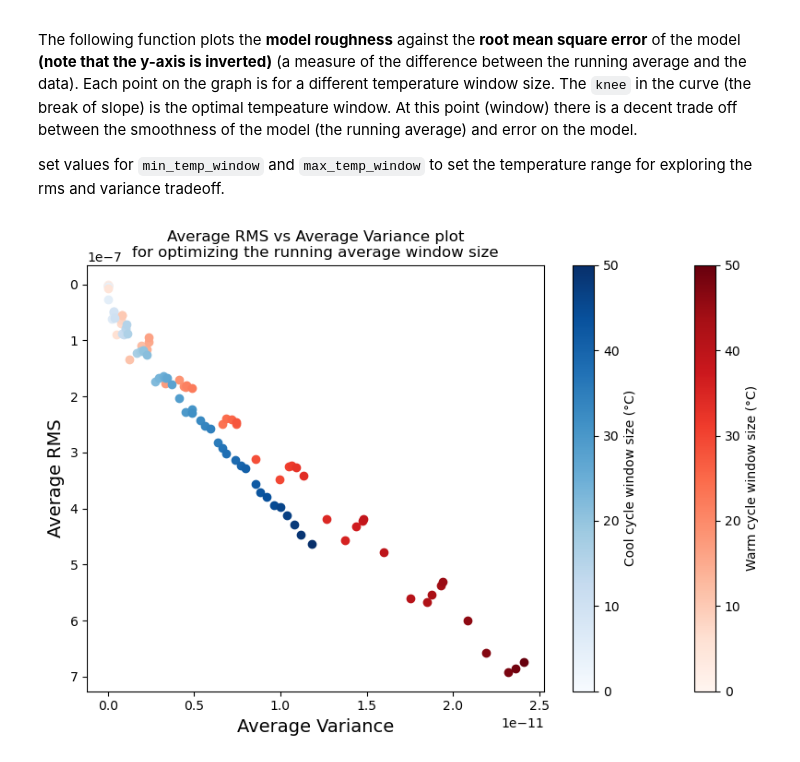
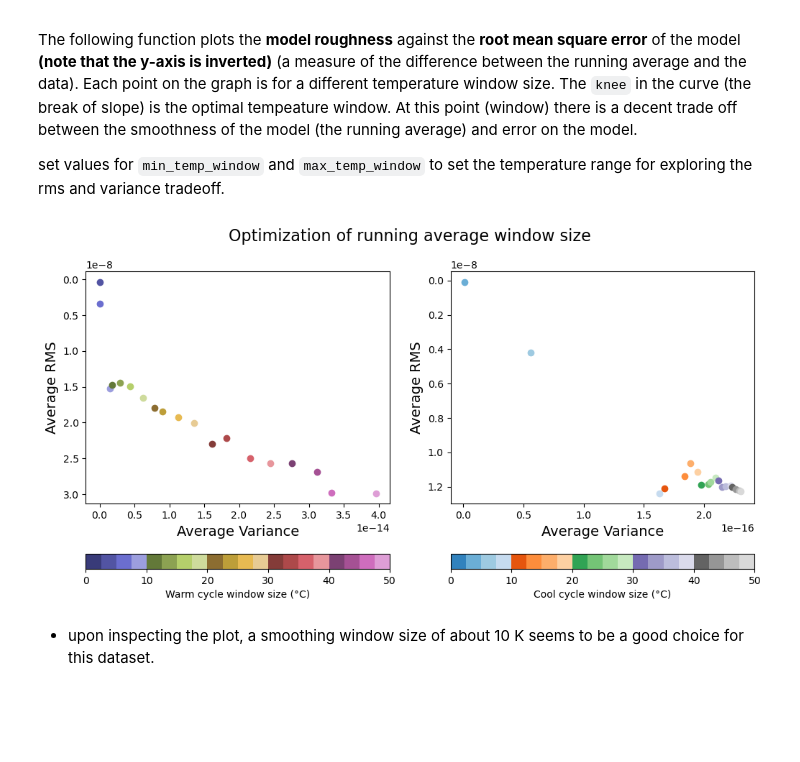
Before and after one commit to PmagPy/RockmagPy-notebooks, a Jupyter notebook: high_T_susceptibility.ipynb, the cells around one changed output. Cells and saved outputs as stored; diff of their text form; code cells hidden in the pictures; blank space fills up the shorter version.

Commit message:
make X-T plot nicer

```diff
--- a/high_T_susceptibility.ipynb
+++ b/high_T_susceptibility.ipynb
@@ -167,10 +167,12 @@ set values for `min_temp_window` and `max_temp_window` to set the temperature ra
 # %%
 min_temp_window = 0
 max_temp_window = 50
-steps = 50
-fig, ax = rmag.optimize_X_T_running_average_window(selected_experiment, min_temp_window, max_temp_window, steps=steps)
+steps = 20
+fig, ax = optimize_X_T_running_average_window(selected_experiment, min_temp_window, max_temp_window, steps=steps)
 # %% [output]
-[figure, old version]
+[figure, new version]
+# %% [markdown]
+- upon inspecting the plot, a smoothing window size of about 10 K seems to be a good choice for this dataset.
 # %%
 # save the figure
 fig.savefig("optimize_window_size.png")
```
Also changed, not shown: parts of 2 cells of this notebook, 1 other file.
